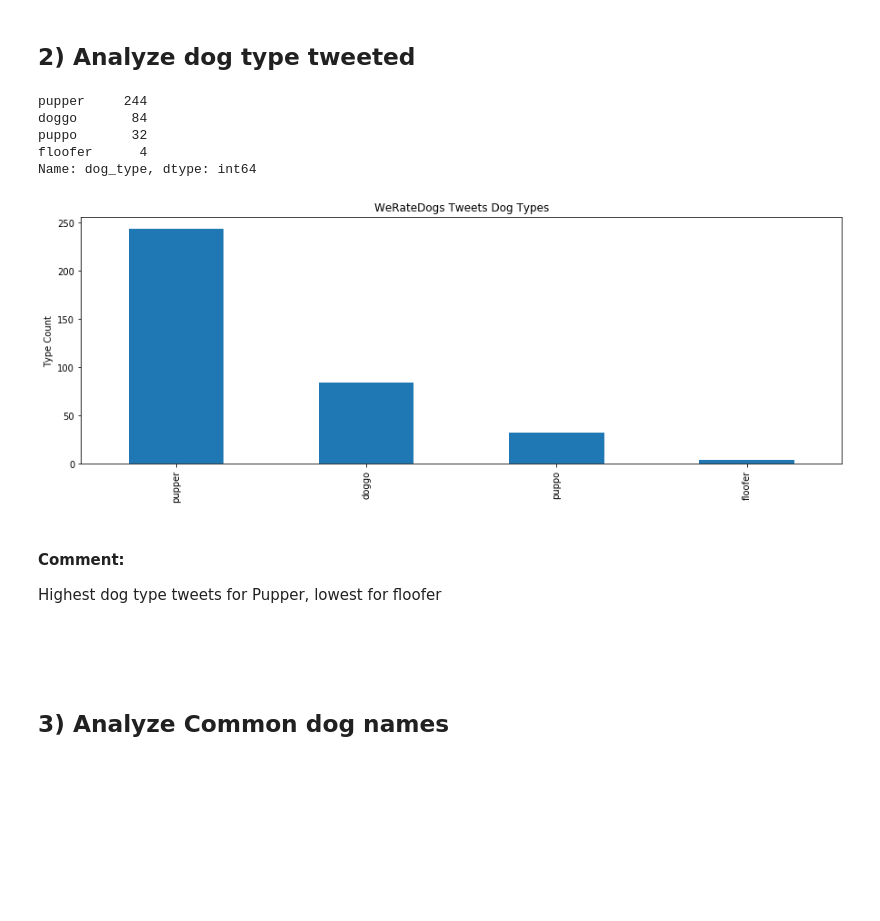
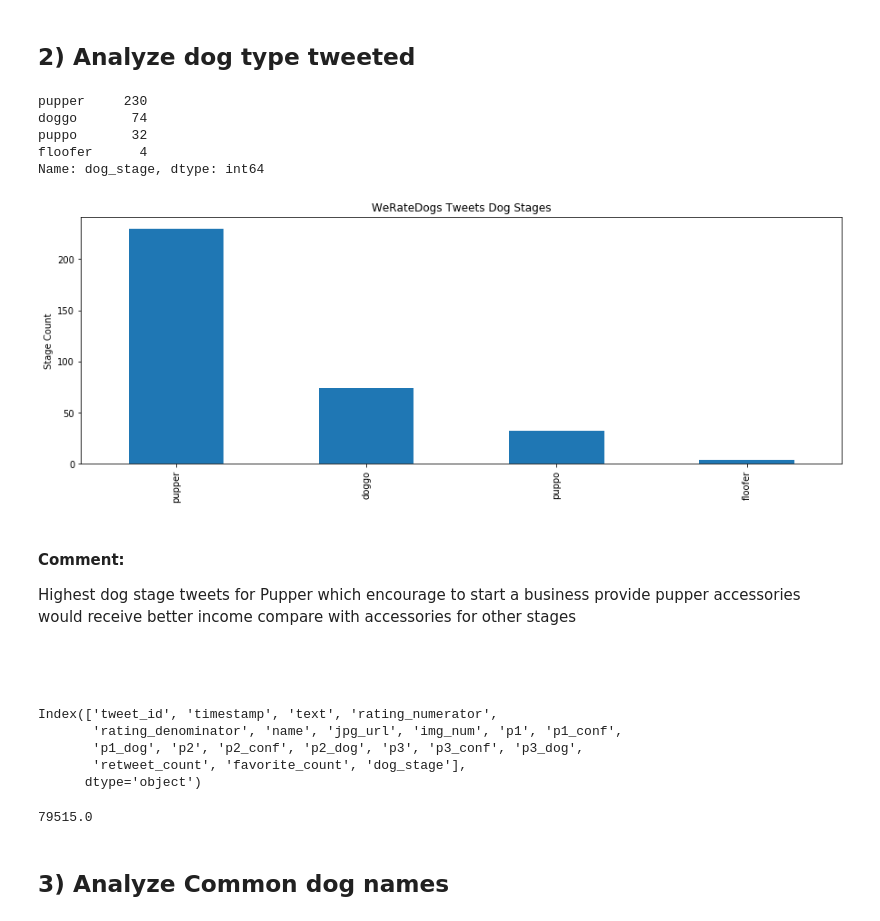
Before and after one commit to zalshawi/Wangle-and-Analyze-WeRateDogs-twitter-account, a Jupyter notebook: wrangle_act.ipynb, the cells around one changed output. Saved outputs shown, nothing was run; the diff lists cells and outputs as text; code cells hidden in the pictures; blank space fills up the shorter version.

```diff
--- a/wrangle_act.ipynb
+++ b/wrangle_act.ipynb
@@ -596,0 +905,16 @@ tweets.query('name == "a"')
+# %%
+# Adjust rating
+tweets.at[313,'rating_numerator'] = 13
+tweets.at[313,'rating_denominator'] = 10
+tweets.at[1068,'rating_numerator'] = 14
+tweets.at[1068,'rating_denominator'] = 10
+tweets.at[1165,'rating_numerator'] = 13
+tweets.at[1165,'rating_denominator'] = 10
+tweets.at[1202,'rating_numerator'] = 11
+tweets.at[1202,'rating_denominator'] = 10
+tweets.at[1662,'rating_numerator'] = 10
+tweets.at[1662,'rating_denominator'] = 10
+# %%
+# Drop rows
+drp = [342, 516, 1598]
+tweets.drop(drp, inplace = True)
@@ -596,0 +951,4 @@ tweets.query('name == "a"')
+# %%
+ratings = tweets.text.str.extract('((?:\d+\.)?\d+)\/(\d+)', expand=True)
+# %%
+tweets.rating_numerator = ratings[0]
@@ -647,30 +1012,42 @@ Number of tweets drop after April 2016
 # %% [markdown]
 ## 2) Analyze dog type tweeted
 # %%
-tweets['dog_type'].value_counts()
+tweets['dog_stage'].value_counts()
 # %% [output]
-pupper     244
-doggo       84
+pupper     230
+doggo       74
 puppo       32
 floofer      4
-Name: dog_type, dtype: int64
+Name: dog_stage, dtype: int64
 # %%
 # Plot Dog Types
 
 plt.figure(figsize=(15, 5))
 
-plt.ylabel('Type Count')
+plt.ylabel('Stage Count')
 plt.grid()
 
-tweets['dog_type'].value_counts().plot(kind = 'bar')
-plt.title('WeRateDogs Tweets Dog Types');
+tweets['dog_stage'].value_counts().plot(kind = 'bar')
+plt.title('WeRateDogs Tweets Dog Stages');
 # %% [output]
-[figure, old version]
+[figure, new version]
 # %% [markdown]
 #### Comment:
-Highest dog type tweets for Pupper, lowest for floofer
+Highest dog stage tweets for Pupper which encourage to start a business provide pupper accessories would receive better income compare with accessories for other stages
 
  <br><br>
+# %%
+tweets.columns
+# %% [output]
+Index(['tweet_id', 'timestamp', 'text', 'rating_numerator',
+       'rating_denominator', 'name', 'jpg_url', 'img_num', 'p1', 'p1_conf',
+       'p1_dog', 'p2', 'p2_conf', 'p2_dog', 'p3', 'p3_conf', 'p3_dog',
+       'retweet_count', 'favorite_count', 'dog_stage'],
+      dtype='object')
+# %%
+tweets.retweet_count.max()
+# %% [output]
+79515.0
 # %% [markdown]
 ## 3) Analyze Common dog names
 # %%
```
Also changed, not shown: parts of 98 cells of this notebook, 3 other files.
